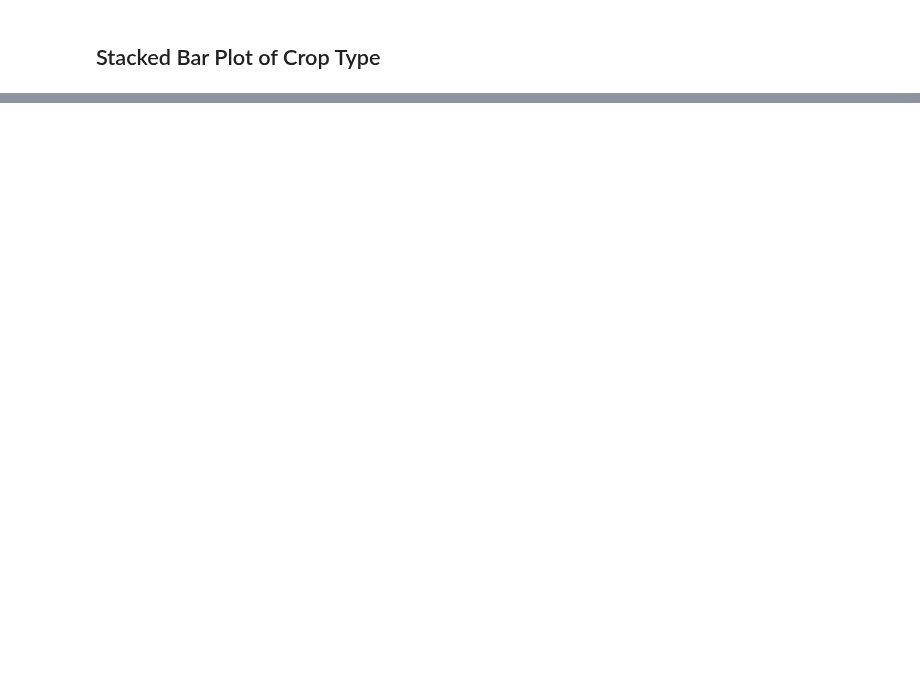
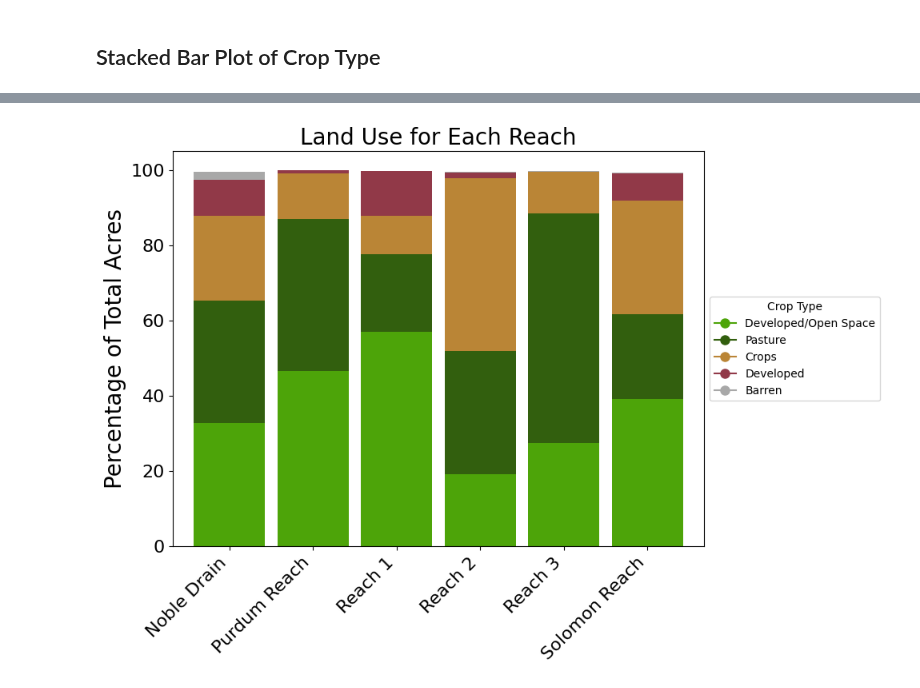
Before and after one commit to carlibeisel/mason_water_budget, a Jupyter notebook: reach_croptype.ipynb, the cells around one changed output, grey strips where cells are left out. Drawn from its saved outputs; the diff is of its cells as text; code cells hidden in the pictures; blank space fills up the shorter version.

```diff
--- a/reach_croptype.ipynb
+++ b/reach_croptype.ipynb
@@ -606,0 +547,70 @@ plt.show()
+# %%
+# ------------------------ #
+# Figure: Simplified land use (%)
+# ------------------------ #
+
+df = pd.read_csv('/content/drive/MyDrive/Data/Mason Water Budget/data_output/land_use/2023_cdl_reach.csv')
+
+#combine crops into new category "Crops"
+crops_to_combine = [
+    "Corn", "Dry Beans", "Greens", "Mint", "Fallow/Idle Cropland",
+    "Sugar Crop", "Onions", "Herb", "Peas", "Herbs", "Turnips",
+    "Sugarbeets", "Carrots", "Potatoes", "Double Crop", "Vegetables/Fruit", "Wheat"
+]
+
+# Replace the specified crop types with "Crops"
+df['Crop'] = df['Crop'].apply(lambda x: "Crops" if x in crops_to_combine else x)
+
+# Remove "Open Water" from the dataset
+df = df[df['Crop'] != "Open Water"]
+
+# Calculate total acres per reach to calculate percentages
+df['Total_Acres'] = df.groupby('Reach')['Acres'].transform('sum')
+df['Percentage'] = (df['Acres'] / df['Total_Acres']) * 100  # Calculate percentage for each crop type per reach
+
+# Pivot the data to prepare for plotting
+pivot_df = df.pivot_table(index='Reach', columns='Crop', values='Percentage', aggfunc='sum', fill_value=0)
+
+# Sort crops within each reach by percentage in descending order
+sorted_columns = pivot_df.apply(lambda row: row.sort_values(ascending=False).index, axis=1)
+sorted_pivot_df = pivot_df[sorted_columns.iloc[0]]  # Reorder columns for stacked bar plot
+
+# Define the color palette (assign a single color to "Crops")
+crop_palette = {
+    "Crops": "#BA8536",  # Unified "Crops" category
+    "Shrubland": "#D33E43",
+    "Pasture": "#325F0E",
+    "Developed": "#913948",
+    "Developed/Open Space": "xkcd:lawn green",
+    "Barren": "#A8A8A8",
+    "Other": "xkcd:light grey"
+}
+
+# Filter the color palette to include only present crops
+present_crops = sorted_pivot_df.columns[sorted_pivot_df.sum() > 0.5]
+filtered_palette = {crop: crop_palette.get(crop, "grey") for crop in present_crops}
+
+# Match colors in the order of filtered crops
+colors = [filtered_palette[crop] for crop in present_crops]
+
+# Create the plot with only relevant crops
+fig, ax = plt.subplots(figsize=(10, 7))
+sorted_pivot_df[present_crops].plot(kind='bar', stacked=True, ax=ax, width=0.85, color=colors)
+
+# Move the legend outside the plot
+patches = [plt.Line2D([0], [0], marker='o', color=color, markersize=8, label=label) for label, color in filtered_palette.items()]
+ax.legend(handles=patches, loc='center left', bbox_to_anchor=(1.0, 0.5), title="Crop Type")
+
+# Add labels and title
+plt.ylabel('Percentage of Total Acres', fontsize=20)
+plt.yticks(fontsize=16)
+plt.xlabel('', fontsize=20)
+plt.xticks(fontsize=16, rotation=45, ha='right')  # Tilts the x-axis labels at 45 degrees
+plt.title('Land Use for Each Reach', fontsize=20)
+
+plt.tight_layout()
+plt.show()
+plt.savefig('/content/drive/MyDrive/Data/Mason Water Budget/data_output/land_use/Figures/2023_landuse_reach.png', dpi=300)
+plt.close()
+# %% [output]
+[figure, added]
```
Also changed, not shown: parts of 8 cells of this notebook.
